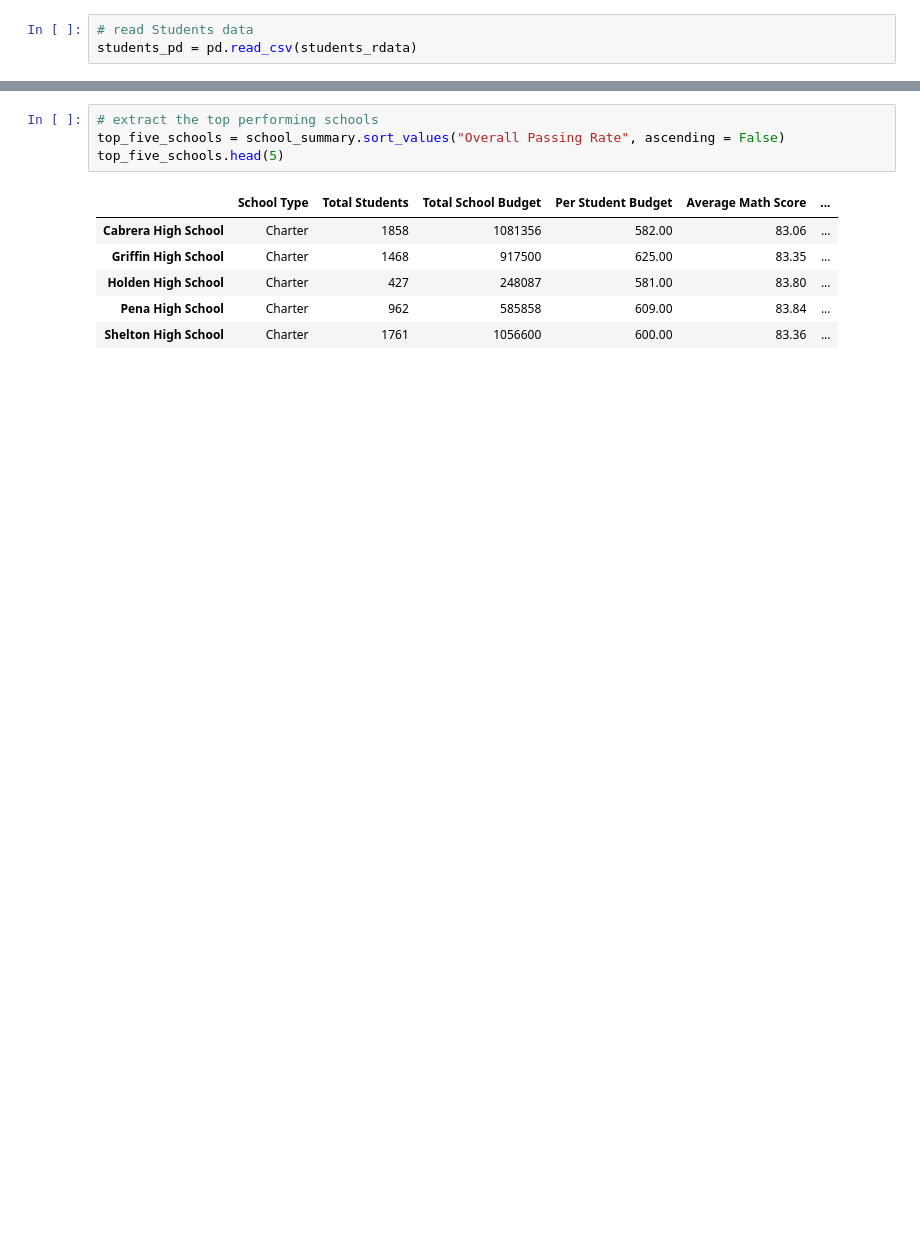
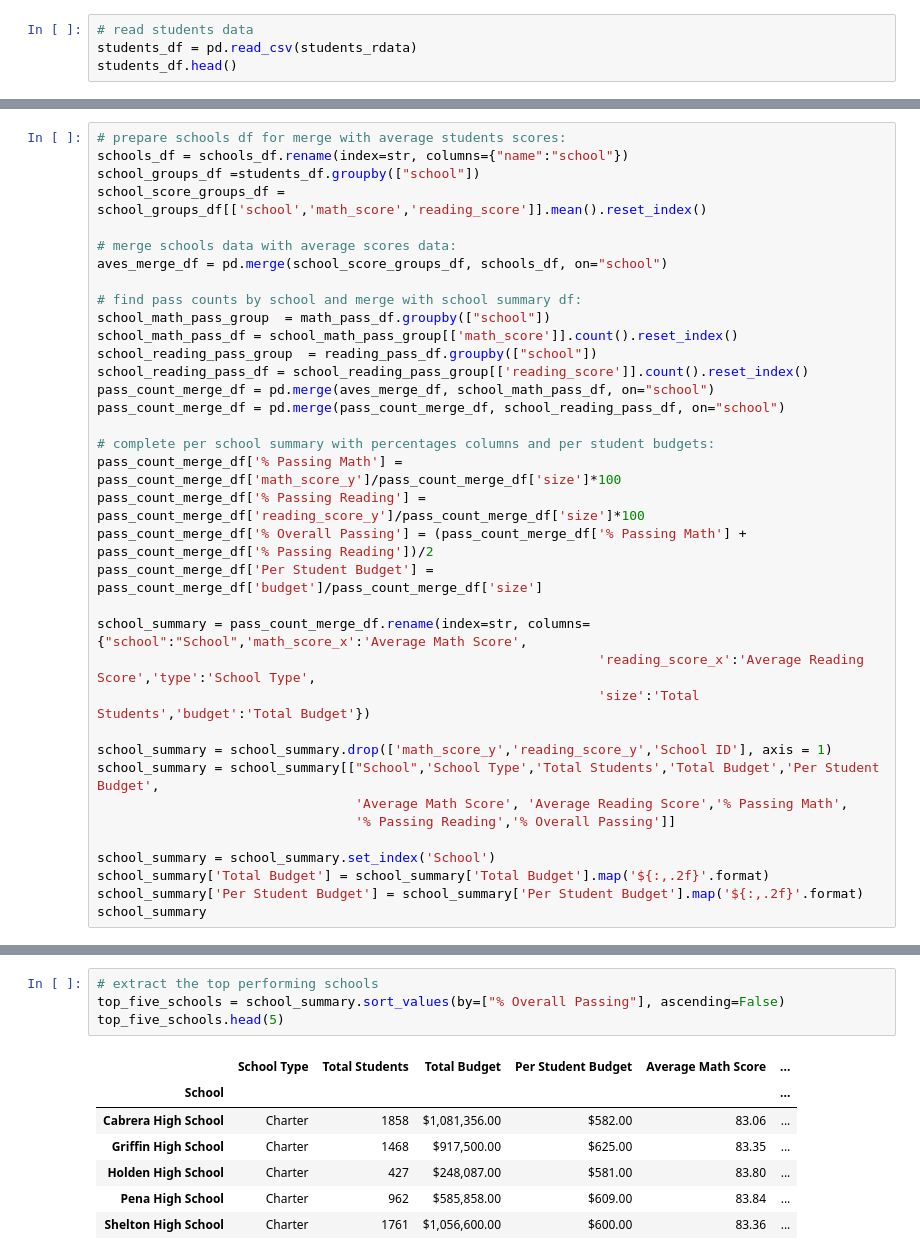
Before and after one commit to risatino/academy-of-py, a Jupyter notebook: Data Analysis/AcademyOfPyAnalysis.ipynb, the cells around one changed output, grey strips where cells are left out. Saved outputs shown, nothing was run; the diff lists cells and outputs as text; blank space fills up the shorter version.

```diff
--- a/Data Analysis/UpdatedAcademyOfPyAnalysis.ipynb
+++ b/Data Analysis/AcademyOfPyAnalysis.ipynb
@@ -25,5 +25,6 @@ school.head()
 | 3 | 3 | Hernandez High School | District | 4635 | 3022020 |
 | 4 | 4 | Griffin High School | Charter | 1468 | 917500 |
 # %%
-# read Students data
-students_pd = pd.read_csv(students_rdata)
+# read students data
+students_df = pd.read_csv(students_rdata)
+students_df.head()
@@ -161,0 +76,36 @@ school_summary
+# %%
+# prepare schools df for merge with average students scores:
+schools_df = schools_df.rename(index=str, columns={"name":"school"})
+school_groups_df =students_df.groupby(["school"])
+school_score_groups_df = school_groups_df[['school','math_score','reading_score']].mean().reset_index()
+
+# merge schools data with average scores data:
+aves_merge_df = pd.merge(school_score_groups_df, schools_df, on="school")
+
+# find pass counts by school and merge with school summary df:
+school_math_pass_group  = math_pass_df.groupby(["school"])
+school_math_pass_df = school_math_pass_group[['math_score']].count().reset_index()
+school_reading_pass_group  = reading_pass_df.groupby(["school"])
+school_reading_pass_df = school_reading_pass_group[['reading_score']].count().reset_index()
+pass_count_merge_df = pd.merge(aves_merge_df, school_math_pass_df, on="school")
+pass_count_merge_df = pd.merge(pass_count_merge_df, school_reading_pass_df, on="school")
+
+# complete per school summary with percentages columns and per student budgets:
+pass_count_merge_df['% Passing Math'] = pass_count_merge_df['math_score_y']/pass_count_merge_df['size']*100
+pass_count_merge_df['% Passing Reading'] = pass_count_merge_df['reading_score_y']/pass_count_merge_df['size']*100
+pass_count_merge_df['% Overall Passing'] = (pass_count_merge_df['% Passing Math'] + pass_count_merge_df['% Passing Reading'])/2
+pass_count_merge_df['Per Student Budget'] = pass_count_merge_df['budget']/pass_count_merge_df['size']
+
+school_summary = pass_count_merge_df.rename(index=str, columns={"school":"School",'math_score_x':'Average Math Score',
+                                                                'reading_score_x':'Average Reading Score','type':'School Type',
+                                                                'size':'Total Students','budget':'Total Budget'})
+
+school_summary = school_summary.drop(['math_score_y','reading_score_y','School ID'], axis = 1)
+school_summary = school_summary[["School",'School Type','Total Students','Total Budget','Per Student Budget',
+                                 'Average Math Score', 'Average Reading Score','% Passing Math',
+                                 '% Passing Reading','% Overall Passing']]
+
+school_summary = school_summary.set_index('School')
+school_summary['Total Budget'] = school_summary['Total Budget'].map('${:,.2f}'.format)
+school_summary['Per Student Budget'] = school_summary['Per Student Budget'].map('${:,.2f}'.format)
+school_summary
@@ -162,14 +130,15 @@ school_summary
 # %%
 # extract the top performing schools
-top_five_schools = school_summary.sort_values("Overall Passing Rate", ascending = False)
+top_five_schools = school_summary.sort_values(by=["% Overall Passing"], ascending=False)
 top_five_schools.head(5)
 # %% [output]
-|  | School Type | Total Students | Total School Budget | Per Student Budget | Average Math Score | ... |
-| Cabrera High School | Charter | 1858 | 1081356 | 582.00 | 83.06 | ... |
-| Griffin High School | Charter | 1468 | 917500 | 625.00 | 83.35 | ... |
-| Holden High School | Charter | 427 | 248087 | 581.00 | 83.80 | ... |
-| Pena High School | Charter | 962 | 585858 | 609.00 | 83.84 | ... |
-| Shelton High School | Charter | 1761 | 1056600 | 600.00 | 83.36 | ... |
+|  | School Type | Total Students | Total Budget | Per Student Budget | Average Math Score | ... |
+| School |  |  |  |  |  | ... |
+| Cabrera High School | Charter | 1858 | $1,081,356.00 | $582.00 | 83.06 | ... |
+| Griffin High School | Charter | 1468 | $917,500.00 | $625.00 | 83.35 | ... |
+| Holden High School | Charter | 427 | $248,087.00 | $581.00 | 83.80 | ... |
+| Pena High School | Charter | 962 | $585,858.00 | $609.00 | 83.84 | ... |
+| Shelton High School | Charter | 1761 | $1,056,600.00 | $600.00 | 83.36 | ... |
 # %%
 # lower five performing schools
 lower_five_schools = top_five_schools.tail()
```
Also changed, not shown: parts of 15 cells of this notebook.
